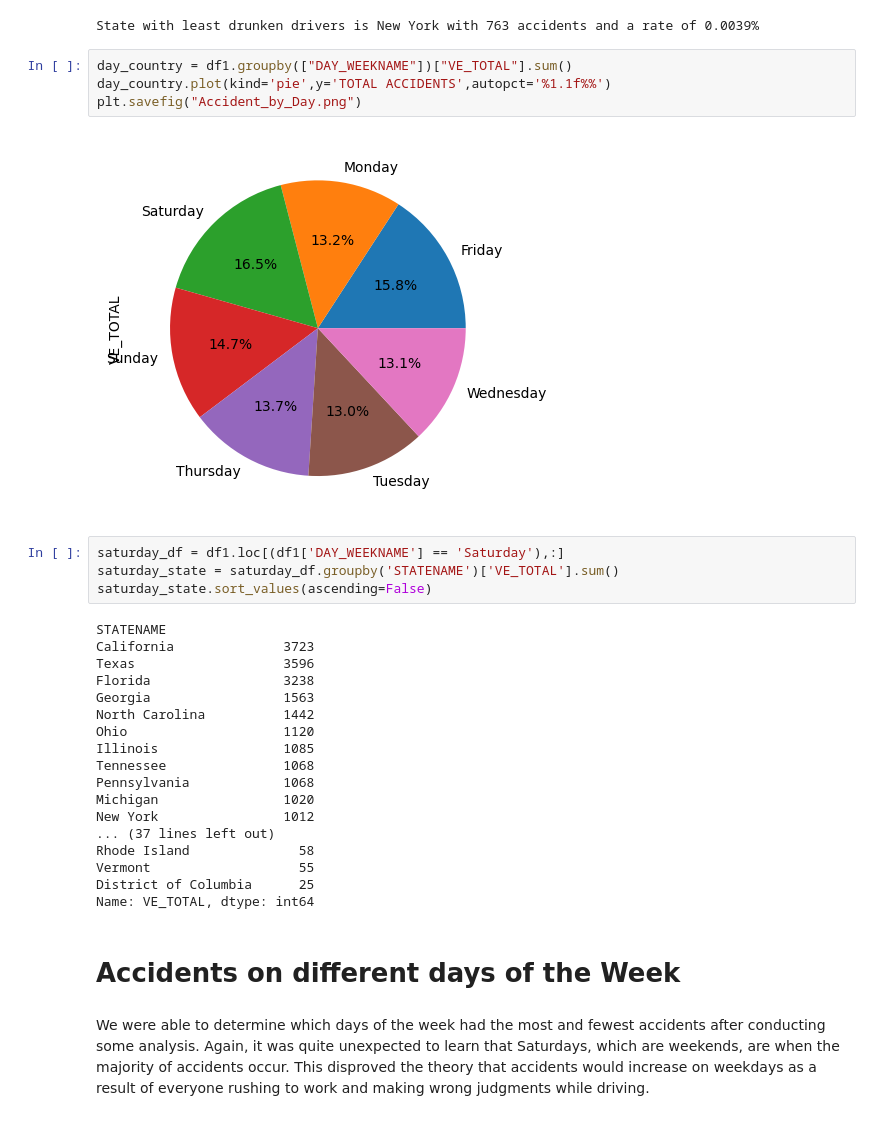
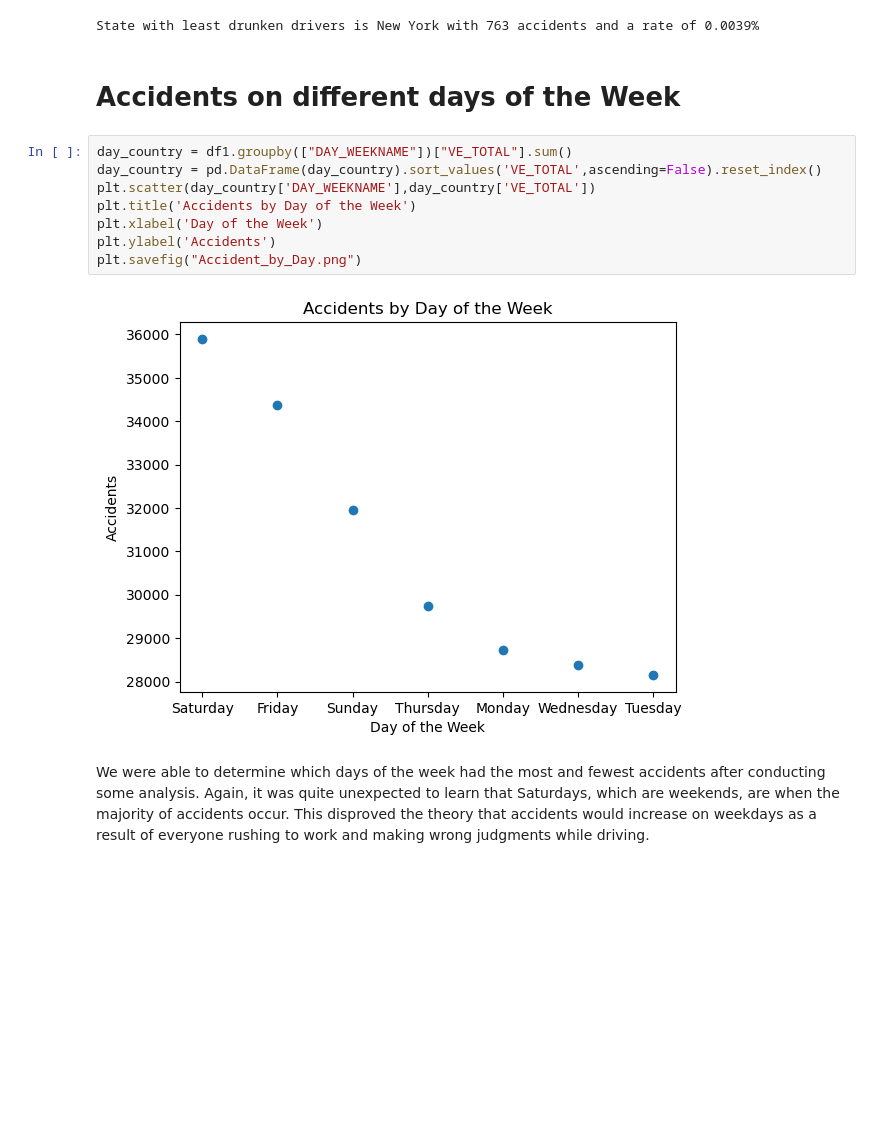
Before and after one commit to Jasneel/WeatherVsAccidents, a Jupyter notebook: April 11, 2023.ipynb, the cells around one changed output. Drawn from its saved outputs; the diff is of its cells as text; blank space fills up the shorter version.

```diff
--- a/April 11, 2023.ipynb
+++ b/April 11, 2023.ipynb
@@ -440,35 +440,17 @@ num_dr= state_dr[0]
 print(f"State with least drunken drivers is {min_val_col2_dr} with {num_dr} accidents and a rate of {min_val_col1_dr}%")
 # %% [output]
 State with least drunken drivers is New York with 763 accidents and a rate of 0.0039%
-# %%
-day_country = df1.groupby(["DAY_WEEKNAME"])["VE_TOTAL"].sum()
-day_country.plot(kind='pie',y='TOTAL ACCIDENTS',autopct='%1.1f%%')
-plt.savefig("Accident_by_Day.png")
-# %% [output]
-[figure, old version]
-# %%
-saturday_df = df1.loc[(df1['DAY_WEEKNAME'] == 'Saturday'),:]
-saturday_state = saturday_df.groupby('STATENAME')['VE_TOTAL'].sum()
-saturday_state.sort_values(ascending=False)
-# %% [output]
-STATENAME
-California              3723
-Texas                   3596
-Florida                 3238
-Georgia                 1563
-North Carolina          1442
-Ohio                    1120
-Illinois                1085
-Tennessee               1068
-Pennsylvania            1068
-Michigan                1020
-New York                1012
-... (37 lines left out)
-Rhode Island              58
-Vermont                   55
-District of Columbia      25
-Name: VE_TOTAL, dtype: int64
 # %% [markdown]
 # Accidents on different days of the Week
+# %%
+day_country = df1.groupby(["DAY_WEEKNAME"])["VE_TOTAL"].sum()
+day_country = pd.DataFrame(day_country).sort_values('VE_TOTAL',ascending=False).reset_index()
+plt.scatter(day_country['DAY_WEEKNAME'],day_country['VE_TOTAL'])
+plt.title('Accidents by Day of the Week')
+plt.xlabel('Day of the Week')
+plt.ylabel('Accidents')
+plt.savefig("Accident_by_Day.png")
+# %% [output]
+[figure, new version]
 # %% [markdown]
 We were able to determine which days of the week had the most and fewest accidents after conducting some analysis. Again, it was quite unexpected to learn that Saturdays, which are weekends, are when the majority of accidents occur. This disproved the theory that accidents would increase on weekdays as a result of everyone rushing to work and making wrong judgments while driving.
```
Also changed, not shown: parts of 21 cells of this notebook, 4 other files.
